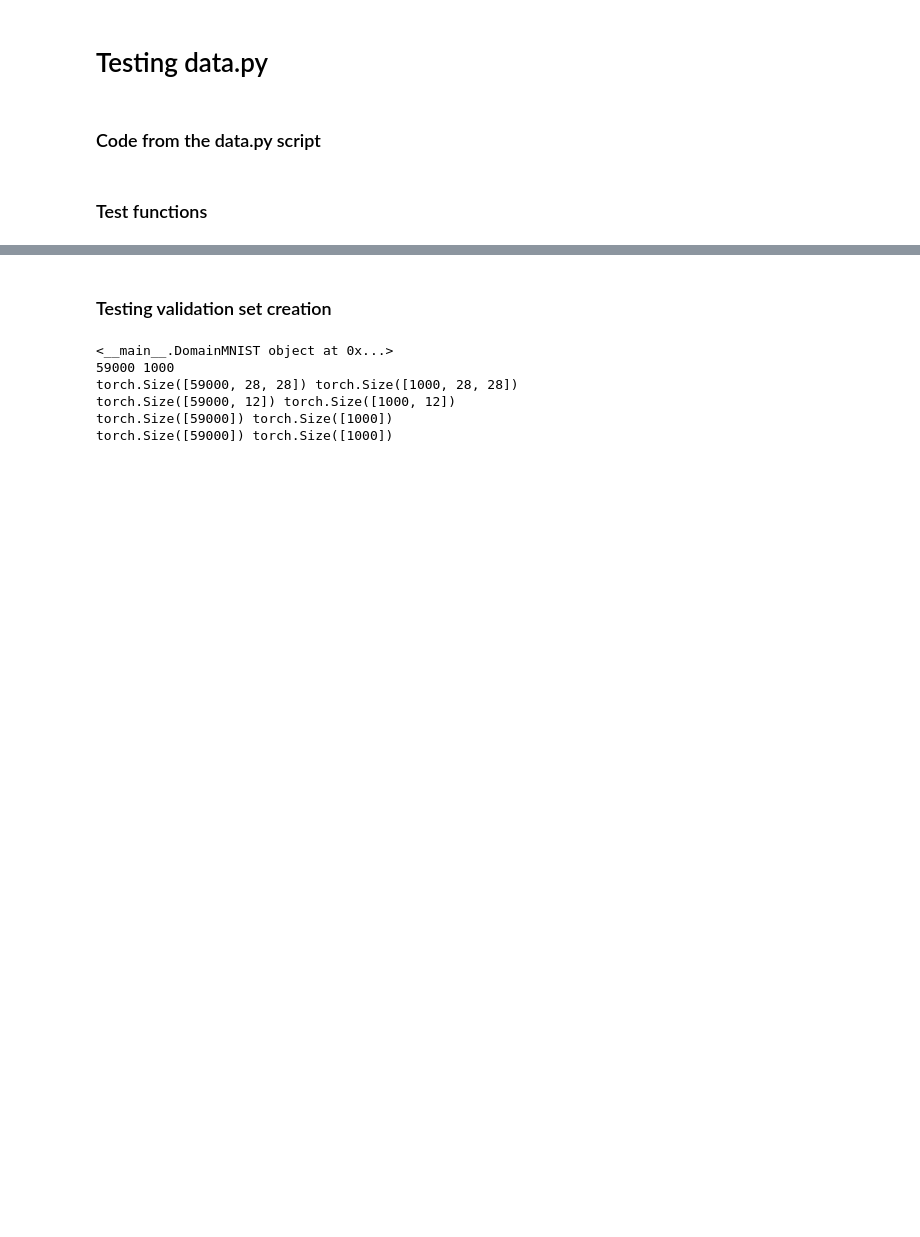
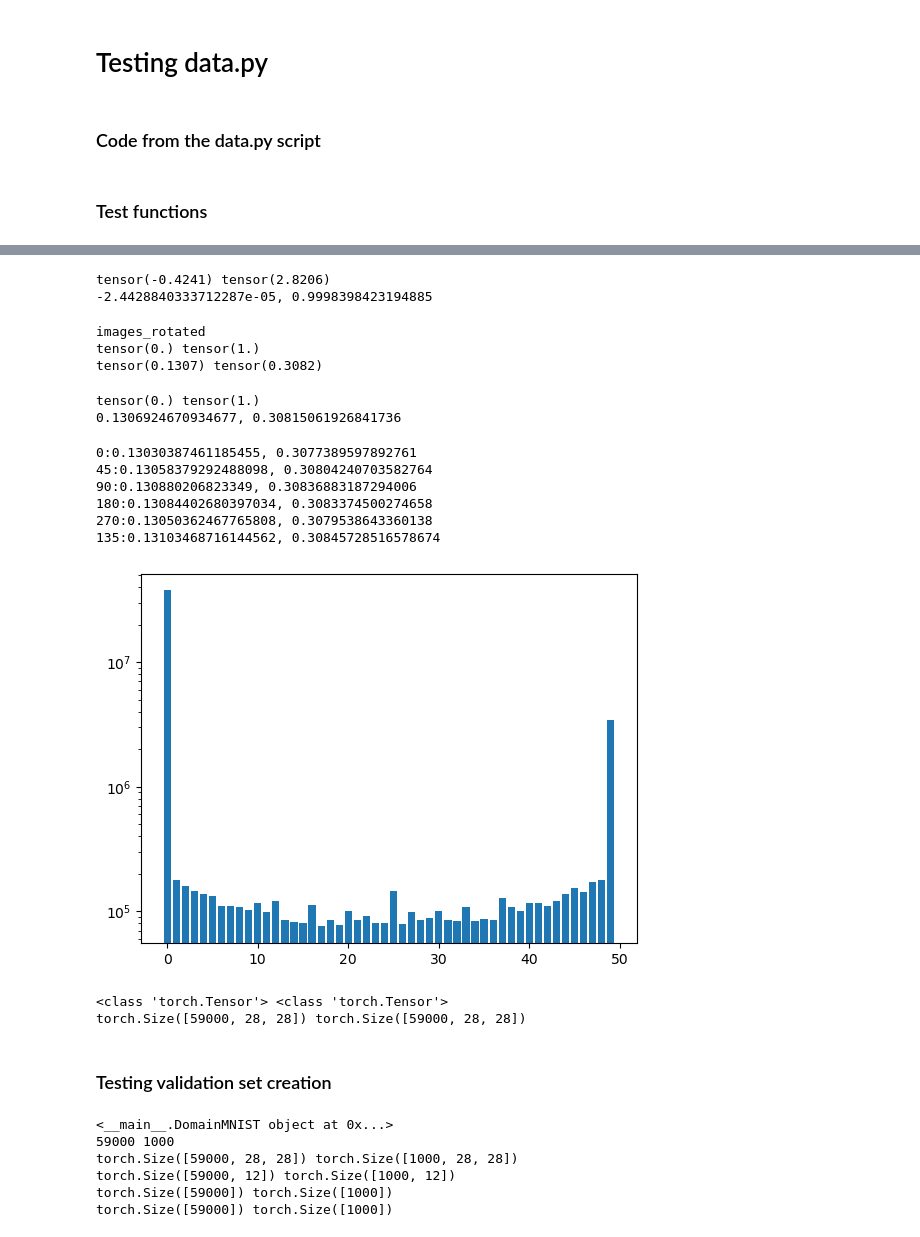
Before and after one commit to Fjallripa/Rotated-cINN, a Jupyter notebook: rotated_cinn/code_tests/testing_data_py.ipynb, the cells around one changed output, grey strips where cells are left out. Saved outputs shown, nothing was run; the diff lists cells and outputs as text; code cells hidden in the pictures; blank space fills up the shorter version.

```diff
--- a/rotated_cinn/code_tests/testing_data_py.ipynb
+++ b/rotated_cinn/code_tests/testing_data_py.ipynb
@@ -9,9 +9,15 @@ dev_mode = True   # A toggle that is only used for this notebook.
 # %% [markdown]
 ### Code from the data.py script
 # %%
+# Imports
 import numpy as np
 import torch
 from torch.utils.data import Dataset, DataLoader
 from torchvision import datasets, transforms
 
 import path   # adds repo to PATH
+
+
+## Mean and std of MNIST pixel values for normalization
+default_mean = 0.1307   # Values taken from an unnormalized training set.
+default_std  = 0.3082
@@ -198,3 +224,58 @@ def show_image_row(images, titles=None):
+# %%
+print(rot.data.min(), rot.data.max())
+print(f"{rot.data.mean()}, {rot.data.std()}")
+# %% [output]
+tensor(-0.4241) tensor(2.8206)
+-2.4428840333712287e-05, 0.9998398423194885
+# %%
+rot = RotatedMNIST([0, 45, 90, 180, 270, 135], train=True, seed=1, val_set_size=1000)
+# %% [output]
+images_rotated
+tensor(0.) tensor(1.)
+tensor(0.1307) tensor(0.3082)
+# %%
+print(rot.data.min(), rot.data.max())
+print(f"{rot.data.mean()}, {rot.data.std()}")
+# %% [output]
+tensor(0.) tensor(1.)
+0.1306924670934677, 0.30815061926841736
+# %%
+# Checking how much variation there is between domains.
+# => not much (10^-3). Thus I probably don't need to worry about that affecting the training.
+all_domain_indices = []
+for domain in rot.domains:
+    domain_indices = torch.argwhere(domain == rot.domain_labels)
+    all_domain_indices.append(domain_indices)
+    print(f"{domain}:{rot.data[domain_indices].mean()}, {rot.data[domain_indices].std()}")
+# %% [output]
+0:0.13030387461185455, 0.3077389597892761
+45:0.13058379292488098, 0.30804240703582764
+90:0.130880206823349, 0.30836883187294006
+180:0.13084402680397034, 0.3083374500274658
+270:0.13050362467765808, 0.3079538643360138
+135:0.13103468716144562, 0.30845728516578674
+# %%
+bins = 50
+counts = np.zeros((bins,), dtype=int)
+for i in range(bins):
+    lower_bound = rot.data >= 1/50*i
+    upper_bound = rot.data < 1/50*(i+1)
+
+    mask = torch.bitwise_and(lower_bound, upper_bound)
+    counts[i] = torch.count_nonzero(mask)
+counts[-1] += torch.count_nonzero(rot.data == 1)
+# %%
+plt.bar(list(range(bins)), counts)
+plt.yscale('log')
+plt.show()
+# %% [output]
+[figure, added]
+# %%
+print(type(lower_bound), type(upper_bound))
+print(lower_bound.shape, upper_bound.shape)
+# %% [output]
+<class 'torch.Tensor'> <class 'torch.Tensor'>
+torch.Size([59000, 28, 28]) torch.Size([59000, 28, 28])
 # %% [markdown]
 ### Testing validation set creation
 # %%
```
Also changed, not shown: parts of 4 cells of this notebook, 5 other files.
